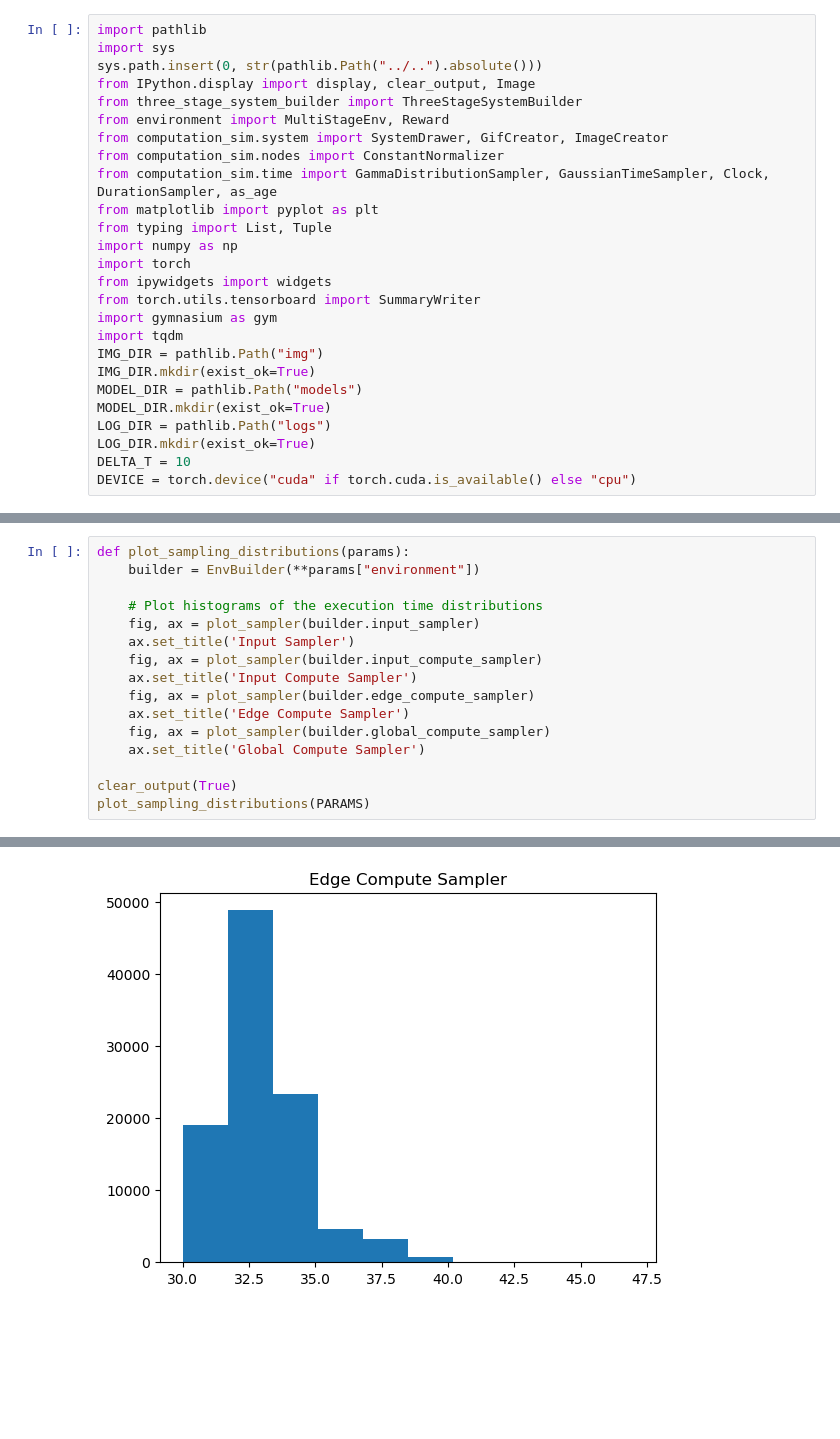
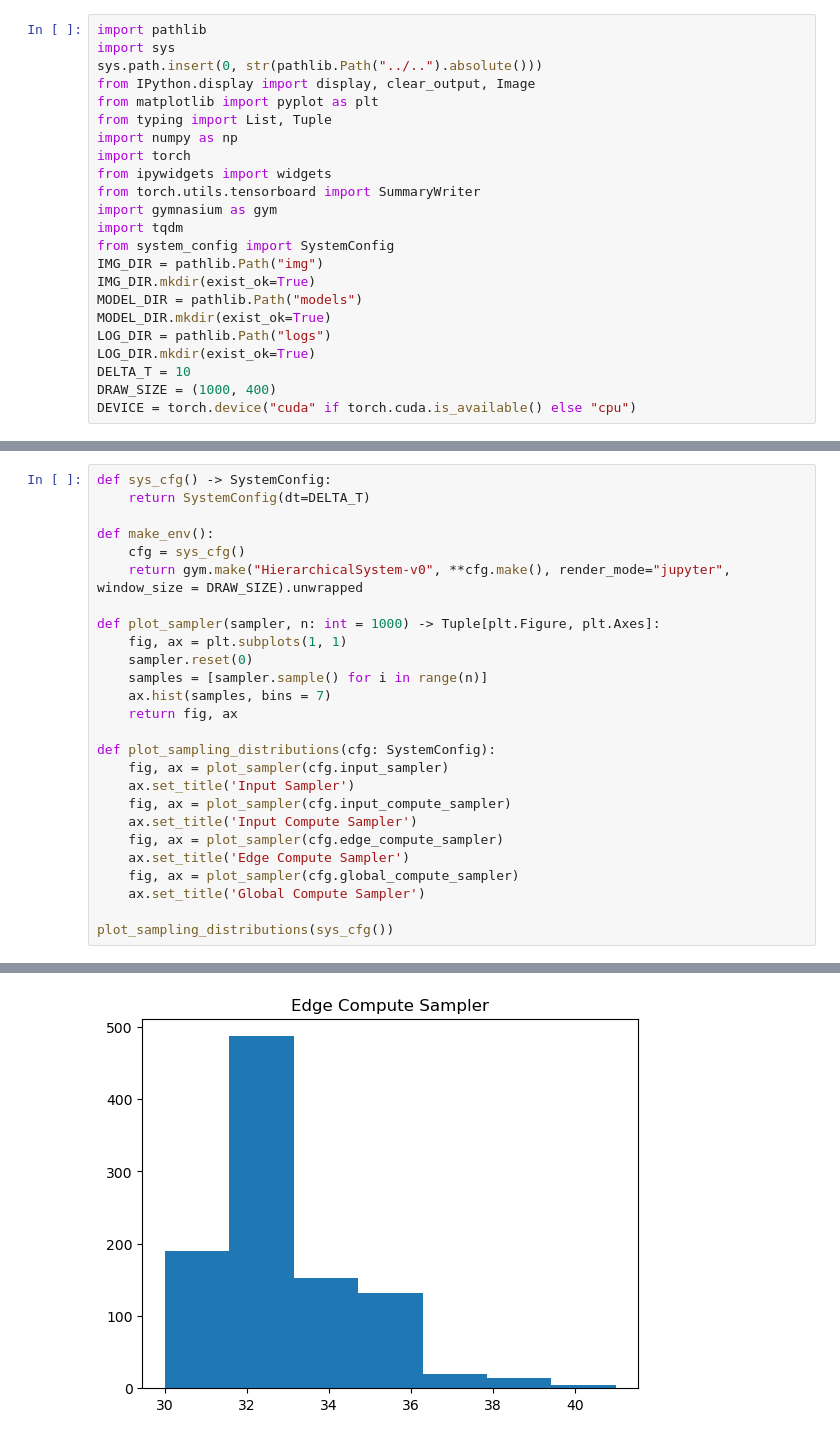
Before and after one commit to dave-mau/scheduling, a Jupyter notebook: code/notebooks/02_three_stage_system/02_hierarchical_system.ipynb, the cells around one changed output, grey strips where cells are left out. Saved outputs shown, nothing was run; the diff lists cells and outputs as text; blank space fills up the shorter version.

```diff
--- a/code/notebooks/02_three_stage_system/02_hierarchical_system.ipynb
+++ b/code/notebooks/02_three_stage_system/02_hierarchical_system.ipynb
@@ -3,11 +3,6 @@ import pathlib
 import sys
 sys.path.insert(0, str(pathlib.Path("../..").absolute()))
 from IPython.display import display, clear_output, Image
-from three_stage_system_builder import ThreeStageSystemBuilder
-from environment import MultiStageEnv, Reward
-from computation_sim.system import SystemDrawer, GifCreator, ImageCreator
-from computation_sim.nodes import ConstantNormalizer
-from computation_sim.time import GammaDistributionSampler, GaussianTimeSampler, Clock, DurationSampler, as_age
 from matplotlib import pyplot as plt
 from typing import List, Tuple
 import numpy as np
@@ -16,6 +11,7 @@ from ipywidgets import widgets
 from torch.utils.tensorboard import SummaryWriter
 import gymnasium as gym
 import tqdm
+from system_config import SystemConfig
 IMG_DIR = pathlib.Path("img")
 IMG_DIR.mkdir(exist_ok=True)
 MODEL_DIR = pathlib.Path("models")
@@ -23,4 +19,5 @@ MODEL_DIR.mkdir(exist_ok=True)
 LOG_DIR = pathlib.Path("logs")
 LOG_DIR.mkdir(exist_ok=True)
 DELTA_T = 10
+DRAW_SIZE = (1000, 400)
 DEVICE = torch.device("cuda" if torch.cuda.is_available() else "cpu")
@@ -97,17 +24,27 @@ def build_system_drawer(env):
 # %%
-def plot_sampling_distributions(params):
-    builder = EnvBuilder(**params["environment"])
+def sys_cfg() -> SystemConfig:
+    return SystemConfig(dt=DELTA_T)
 
-    # Plot histograms of the execution time distributions
-    fig, ax = plot_sampler(builder.input_sampler)
+def make_env():
+    cfg = sys_cfg()
+    return gym.make("HierarchicalSystem-v0", **cfg.make(), render_mode="jupyter", window_size = DRAW_SIZE).unwrapped
+
+def plot_sampler(sampler, n: int = 1000) -> Tuple[plt.Figure, plt.Axes]:
+    fig, ax = plt.subplots(1, 1)
+    sampler.reset(0)
+    samples = [sampler.sample() for i in range(n)]
+    ax.hist(samples, bins = 7)
+    return fig, ax
+
+def plot_sampling_distributions(cfg: SystemConfig):
+    fig, ax = plot_sampler(cfg.input_sampler)
     ax.set_title('Input Sampler')
-    fig, ax = plot_sampler(builder.input_compute_sampler)
+    fig, ax = plot_sampler(cfg.input_compute_sampler)
     ax.set_title('Input Compute Sampler')
-    fig, ax = plot_sampler(builder.edge_compute_sampler)
+    fig, ax = plot_sampler(cfg.edge_compute_sampler)
     ax.set_title('Edge Compute Sampler')
-    fig, ax = plot_sampler(builder.global_compute_sampler)
+    fig, ax = plot_sampler(cfg.global_compute_sampler)
     ax.set_title('Global Compute Sampler')
 
-clear_output(True)
-plot_sampling_distributions(PARAMS)
+plot_sampling_distributions(sys_cfg())
 # %% [output]
@@ -116 +53 @@ plot_sampling_distributions(PARAMS)
-[figure, old version]
+[figure, new version]
```
Also changed, not shown: parts of 6 cells of this notebook.
